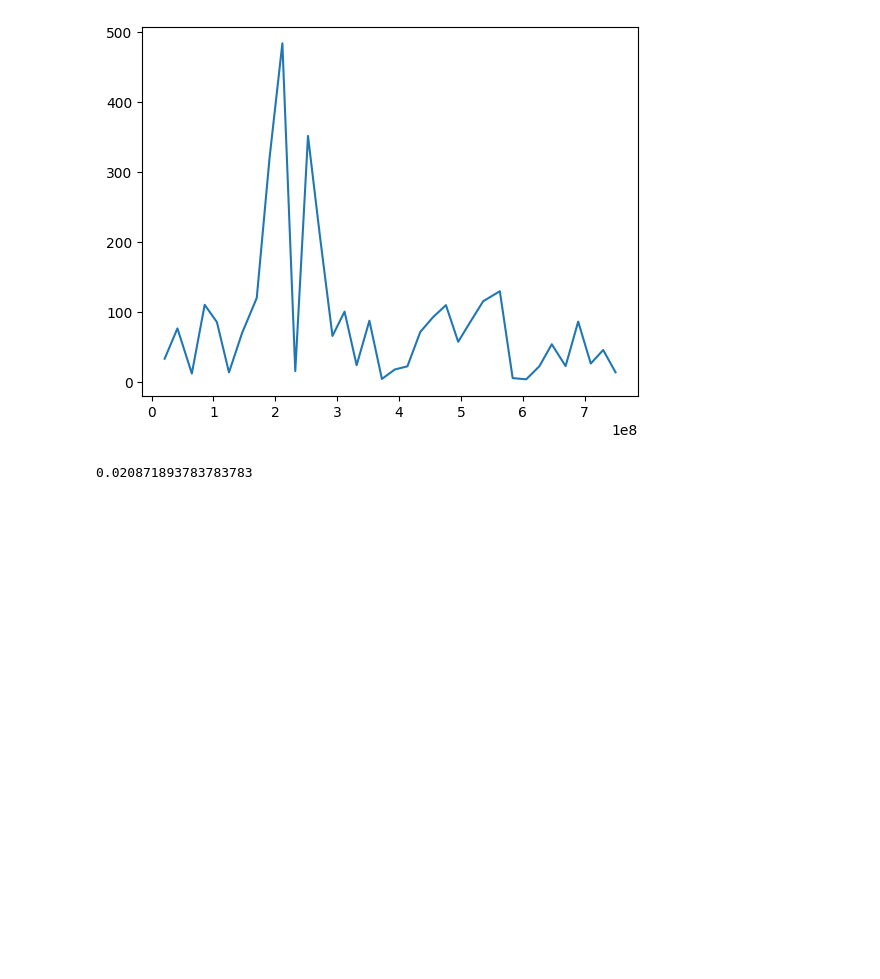
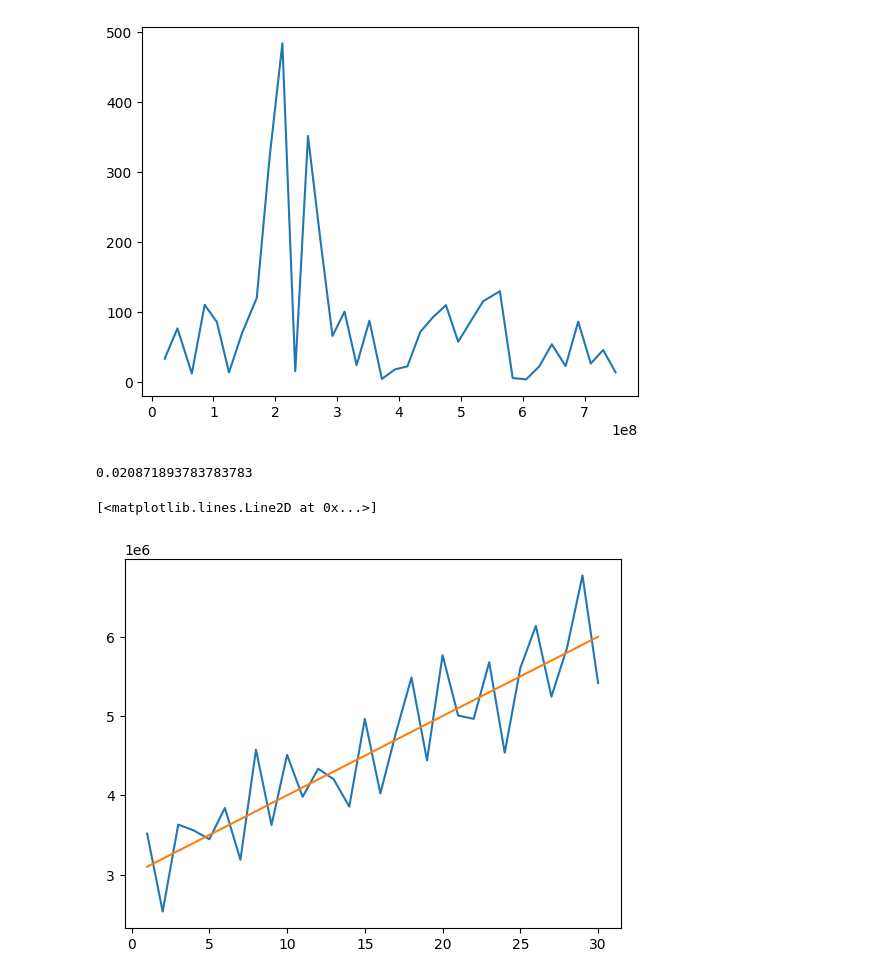
Before and after one commit to abhatia1205/neural-ink-interview-2, a Jupyter notebook: motion_exploration.ipynb, the cells around one changed output. Saved outputs shown, nothing was run; the diff lists cells and outputs as text; code cells hidden in the pictures; blank space fills up the shorter version.

```diff
--- a/motion_exploration.ipynb
+++ b/motion_exploration.ipynb
@@ -247,3 +247,24 @@ plt.plot(x[1:-1],np.abs(np.diff(np.diff(y))/0.0208**2))
 np.diff(x).mean()/1e9
 # %% [output]
 0.020871893783783783
+# %%
+y_values = [
+    3516258, 2534433, 3630557, 3556578, 3445651, 3840314, 3186063, 4576242, 3625266, 4510297, 3980809, 4335072, 4201374, 3857635, 4963893, 4023798, 4788788, 5485931, 4441175, 5767516, 5007125, 4964097, 5677922, 4538296, 5604448, 6137265, 5245269, 5856350, 6773288, 5417013,
+]
+
+y_true = [
+                                                        3_100_000, 3_200_000, 3_300_000, 3_400_000, 3_500_000,
+                                                        3_600_000, 3_700_000, 3_800_000, 3_900_000, 4_000_000,
+                                                        4_100_000, 4_200_000, 4_300_000, 4_400_000, 4_500_000,
+                                                        4_600_000, 4_700_000, 4_800_000, 4_900_000, 5_000_000,
+                                                        5_100_000, 5_200_000, 5_300_000, 5_400_000, 5_500_000,
+                                                        5_600_000, 5_700_000, 5_800_000, 5_900_000, 6_000_000]
+
+# Generating corresponding x-values (1 to 23)
+x_values = list(range(1, len(y_values) + 1))
+
+plt.plot(x_values, y_values)
+plt.plot(list(range(1, len(y_true) + 1)), y_true)
+# %% [output]
+[<matplotlib.lines.Line2D at 0x...>]
+[figure, added]
```
Also changed, not shown: 9 other files.
